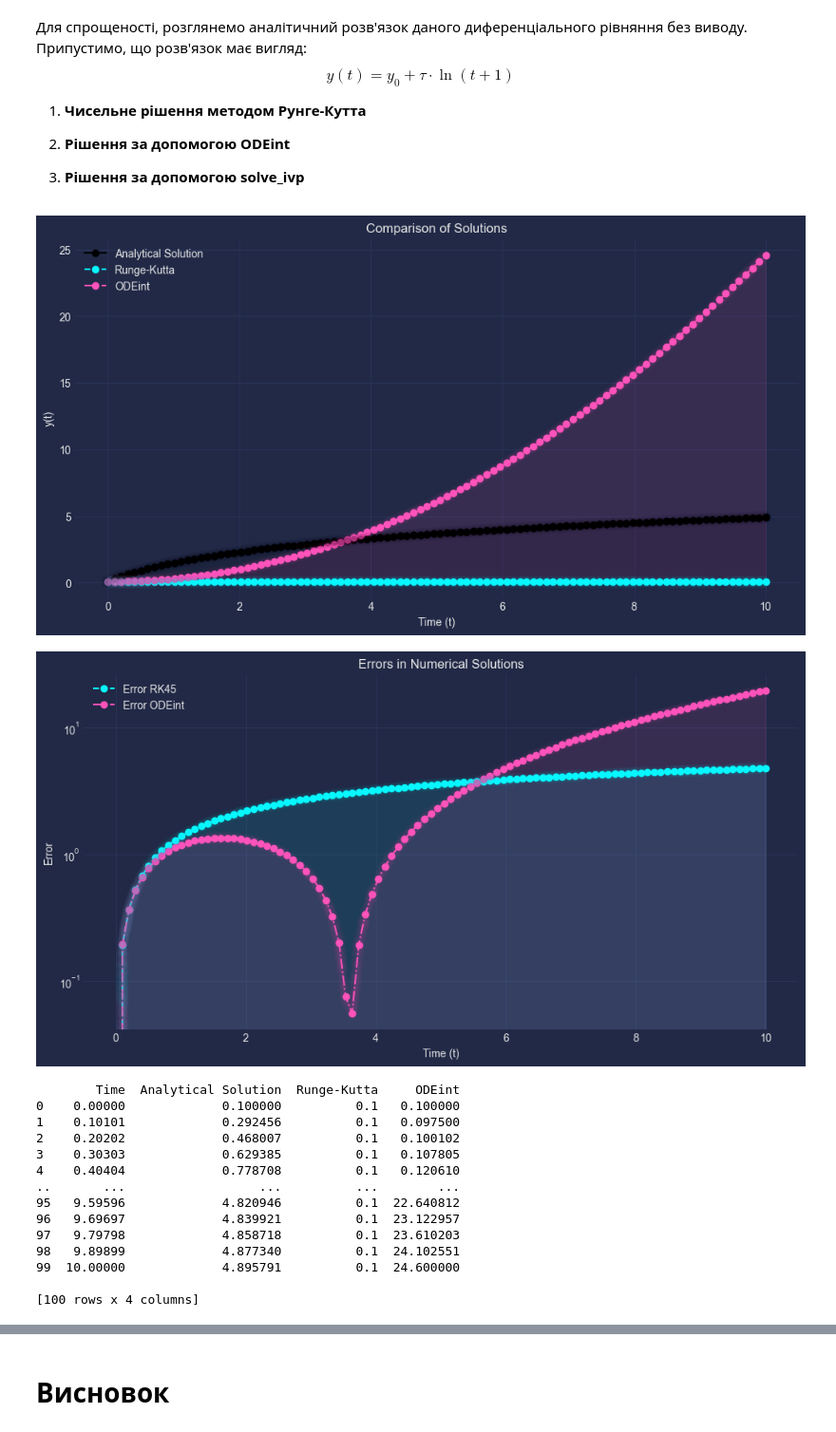
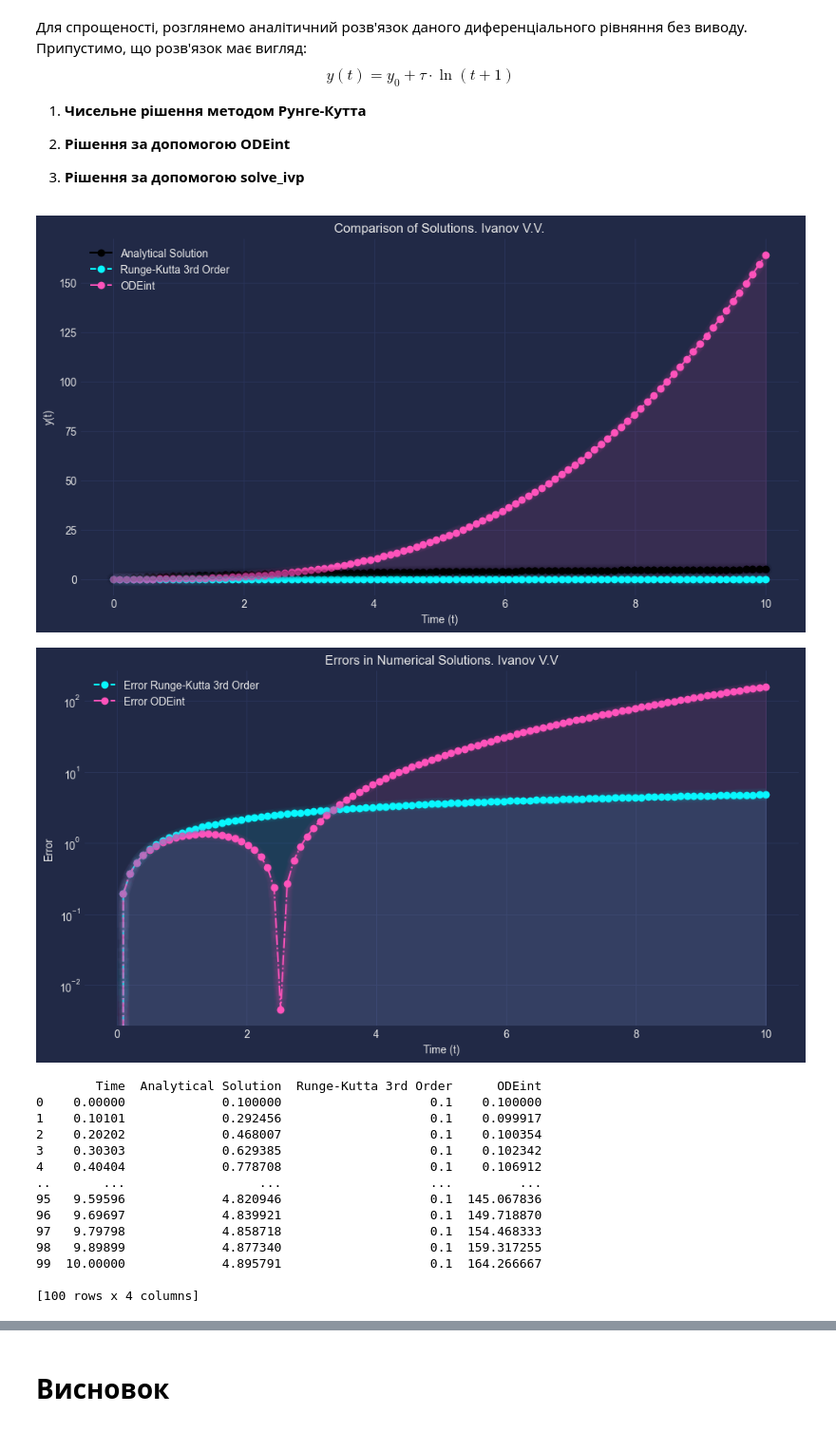
Before and after one commit to VAlduinV/KPI_tasks, a Jupyter notebook: HW_5/Task_5.ipynb, the cells around one changed output, grey strips where cells are left out. Shown: that part at 95% size. Saved outputs shown, nothing was run; the diff lists cells and outputs as text; code cells hidden in the pictures.

```diff
--- a/HW_5/Task_5.ipynb
+++ b/HW_5/Task_5.ipynb
@@ -174,69 +197,88 @@ tau = 2.0
 
 # Differential equation
 def model(t, y, y0_value, tau):
-    return (y - y0_value) / tau
+    return y * (y - y0_value) / tau
 
 # Analytical solution
 def analytical_solution(t, y0_value, tau):
     return y0_value + tau * np.log(t + 1)
 
+
+# Runge-Kutta 3rd order
+def runge_kutta_3rd_order(f, t0, y0, t, args):
+    n = len(t)
+    y = np.zeros(n)
+    y[0] = y0
+
+    for i in range(n - 1):
+        h = t[i + 1] - t[i]
+        k1 = h * f(t[i], y[i], *args)
+        k2 = h * f(t[i] + 0.5 * h, y[i] + 0.5 * k1, *args)
+        k3 = h * f(t[i] + h, y[i] - k1 + 2 * k2, *args)
+        y[i + 1] = y[i] + (1/6) * (k1 + 4 * k2 + k3)
+
+    return y
+
+# Time values
 t = np.linspace(0, 10, 100)
 
-# Runge-Kutta
-sol_rk = solve_ivp(model, [0, 10], [y0_value], t_eval=t, args=(y0_value, tau), method='RK45')
+# Runge-Kutta 3rd order
+sol_rk3 = runge_kutta_3rd_order(model, 0, y0_value, t, args=(y0_value, tau))
 
 # ODEint solution
 y_odeint = np.asarray(odeint(model, y0_value, t, args=(y0_value, tau))).flatten()
 
 # Plotting
 plt.figure(figsize=(12, 6))
 plt.plot(t, analytical_solution(t, y0_value, tau), label="Analytical Solution", color="black", marker="o")
-plt.plot(t, sol_rk.y[0], label="Runge-Kutta", linestyle="--", marker="o")
+plt.plot(t, sol_rk3, label="Runge-Kutta 3rd Order", linestyle="--", marker="o")
 plt.plot(t, y_odeint, label="ODEint", linestyle="-.", marker="o")
 plt.legend()
-plt.title("Comparison of Solutions")
+plt.title("Comparison of Solutions. Ivanov V.V.")
 plt.xlabel("Time (t)")
 plt.ylabel("y(t)")
 mplcyberpunk.add_glow_effects()
 plt.show()
 
 # Error plotting
-errors_rk = np.abs(sol_rk.y[0] - analytical_solution(t, y0_value, tau))
+errors_rk3 = np.abs(sol_rk3 - analytical_solution(t, y0_value, tau))
 errors_odeint = np.abs(y_odeint - analytical_solution(t, y0_value, tau))
 
 plt.figure(figsize=(12, 6))
-plt.semilogy(t, errors_rk, label="Error RK45", linestyle="--", marker="o")
+plt.semilogy(t, errors_rk3, label="Error Runge-Kutta 3rd Order", linestyle="--", marker="o")
 plt.semilogy(t, errors_odeint, label="Error ODEint", linestyle="-.", marker="o")
 plt.legend()
-plt.title("Errors in Numerical Solutions")
+plt.title("Errors in Numerical Solutions. Ivanov V.V")
 plt.xlabel("Time (t)")
 plt.ylabel("Error")
 mplcyberpunk.add_glow_effects()
 plt.show()
 
-# Create a DataFrame to store the results
+# Create DataFrames to store the results
+import pandas as pd
+
 df = pd.DataFrame({
     'Time': t,
     'Analytical Solution': analytical_solution(t, y0_value, tau),
-    'Runge-Kutta': sol_rk.y[0],
+    'Runge-Kutta 3rd Order': sol_rk3,
     'ODEint': y_odeint
 })
 
 print(df)
 # %% [output]
-[figure, old version]
+[figure, new version]
-[figure, old version]
+[figure, new version]
-        Time  Analytical Solution  Runge-Kutta     ODEint
-0    0.00000             0.100000          0.1   0.100000
-1    0.10101             0.292456          0.1   0.097500
-2    0.20202             0.468007          0.1   0.100102
-3    0.30303             0.629385          0.1   0.107805
-4    0.40404             0.778708          0.1   0.120610
-..       ...                  ...          ...        ...
-95   9.59596             4.820946          0.1  22.640812
-96   9.69697             4.839921          0.1  23.122957
-97   9.79798             4.858718          0.1  23.610203
-98   9.89899             4.877340          0.1  24.102551
-99  10.00000             4.895791          0.1  24.600000
+        Time  Analytical Solution  Runge-Kutta 3rd Order      ODEint
+0    0.00000             0.100000                    0.1    0.100000
+1    0.10101             0.292456                    0.1    0.099917
+2    0.20202             0.468007                    0.1    0.100354
+3    0.30303             0.629385                    0.1    0.102342
+4    0.40404             0.778708                    0.1    0.106912
+..       ...                  ...                    ...         ...
+95   9.59596             4.820946                    0.1  145.067836
+96   9.69697             4.839921                    0.1  149.718870
+97   9.79798             4.858718                    0.1  154.468333
+98   9.89899             4.877340                    0.1  159.317255
+99  10.00000             4.895791                    0.1  164.266667
 
 [100 rows x 4 columns]
```
Also changed, not shown: parts of 3 cells of this notebook.
